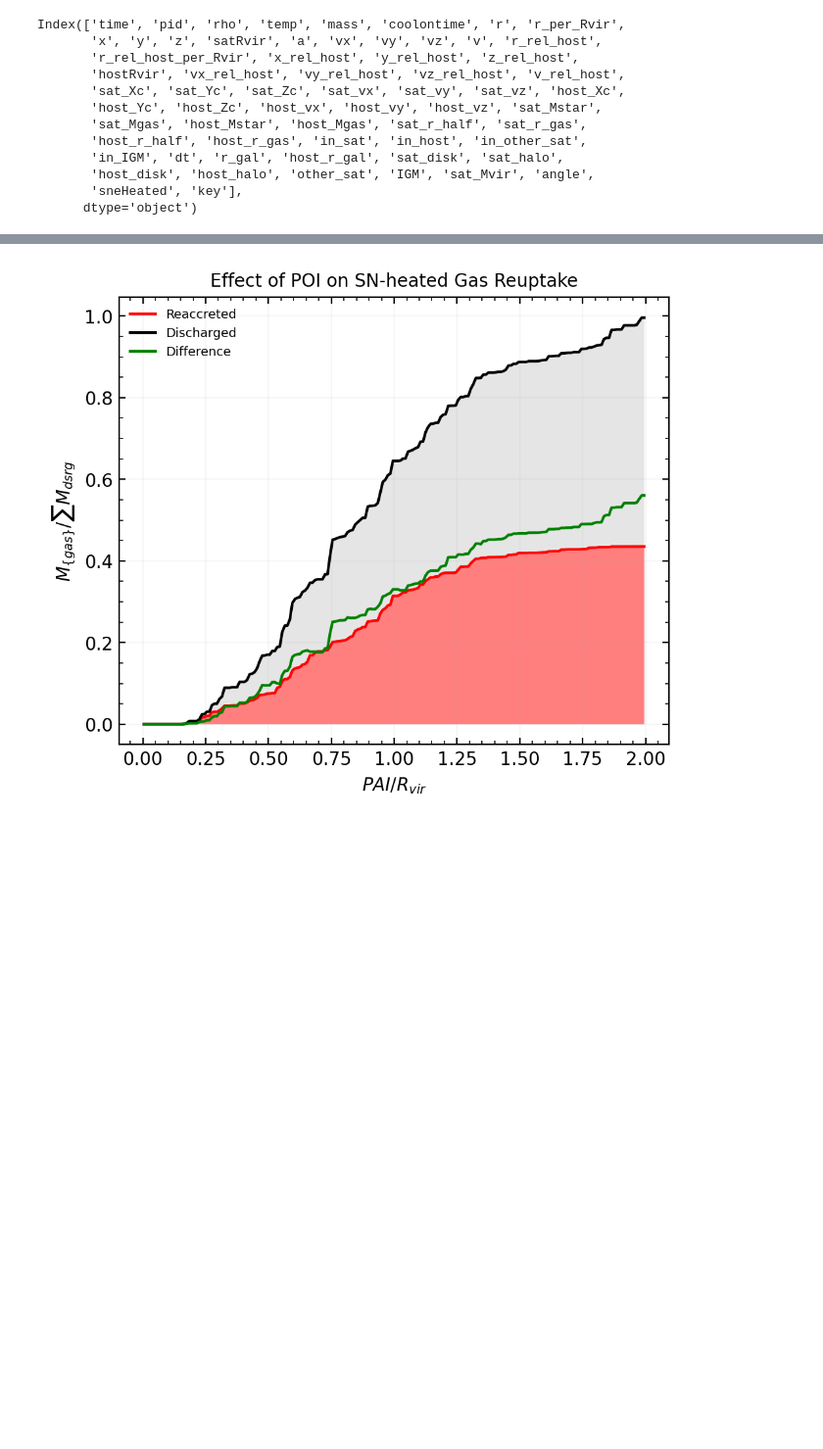
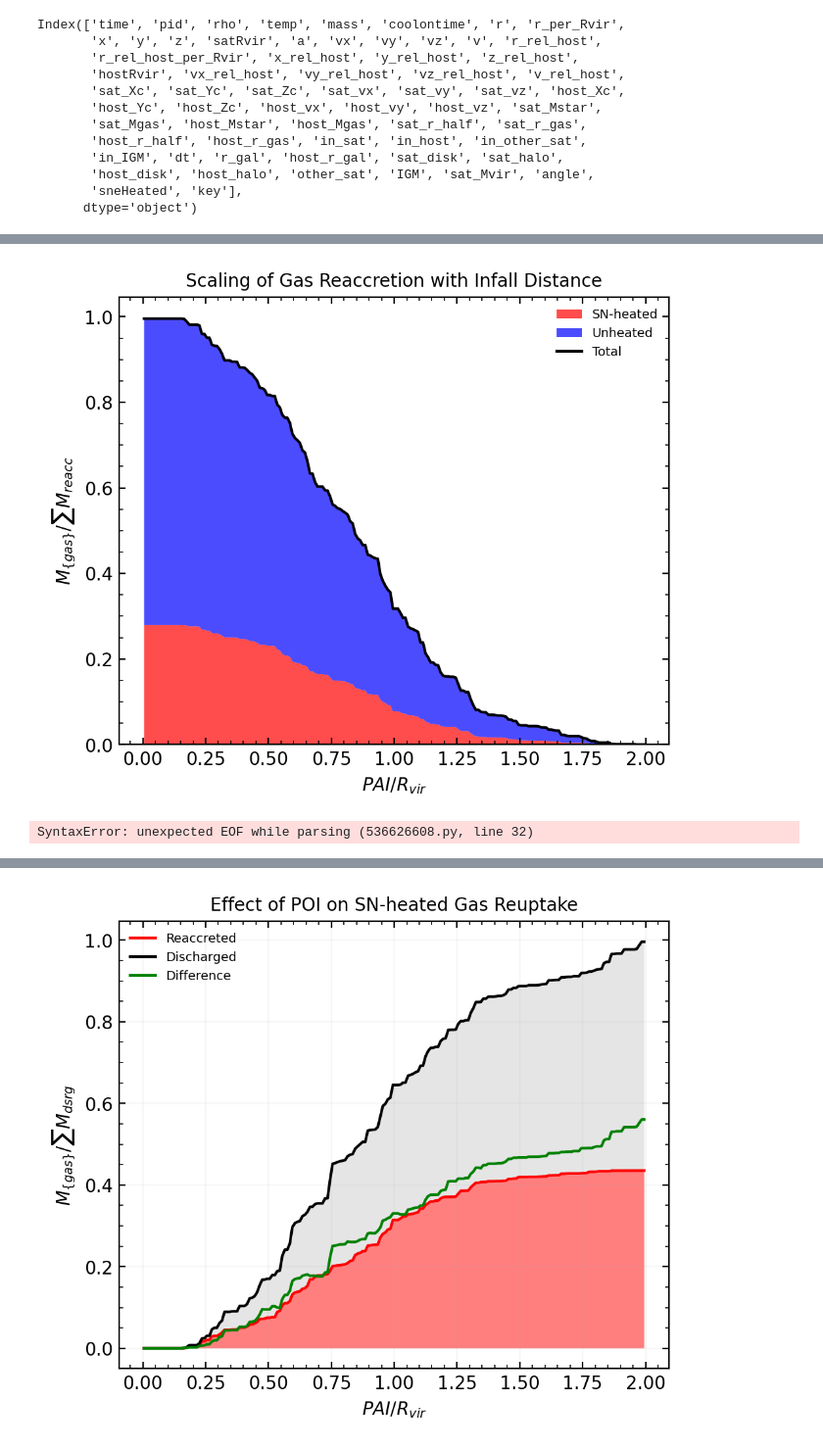
Before and after one commit to leoglonz/Astro_map, a Jupyter notebook: Reaccretion_p1.ipynb, the cells around one changed output, grey strips where cells are left out. Shown at 98% size. Saved outputs shown, nothing was run; the diff lists cells and outputs as text; code cells hidden in the pictures; blank space fills up the shorter version.

```diff
--- a/Reaccretion_p1.ipynb
+++ b/Reaccretion_p1.ipynb
@@ -116,0 +161,39 @@ def wt(*gas):
+# %%
+# Basic visualization of where reaccreted gas is removed to as a function of POI.
+hot = reaccreted[reaccreted.sneHeated==True]
+cold = reaccreted[reaccreted.sneHeated==False]
+
+bins = 200
+fig, ax = plt.subplots(1,1, dpi=200, figsize=(5.5,4.5), sharex=True,
+                       constrained_layout=False)
+
+
+y1, x = np.histogram(pai(hot), bins=bins, weights=wt(hot,reaccreted), range=(0, 2))
+bincenters = 0.5*(x[1:] + x[:-1])
+sum1 = np.cumsum(y1)
+y2, x = np.histogram(pai(cold), bins=bins, weights=wt(cold,reaccreted), range=(0, 2))
+sum2 = np.cumsum(y2)
+ax.stackplot(bincenters, sum1[-1]-sum1, sum2[-1]-sum2, alpha=0.7, colors=['r', 'b'],
+             labels=['SN-heated', 'Unheated'])
+
+y3, x = np.histogram(pai(reaccreted), bins=bins, weights=wt(reaccreted), range=(0, 2))
+bincenters = 0.5*(x[1:] + x[:-1])
+sum3 = np.cumsum(y3)
+ax.plot(bincenters, sum3[-1]-sum3, alpha=1.0, c='black', label='Total')
+
+ax.set_title('Scaling of Gas Reaccretion with Infall Distance', fontsize='medium')
+ax.set_xlabel(r'$PAI / R_{vir}$')
+ax.set_ylabel('$M_{\{gas\}} / \sum M_{reacc}$')
+# # ax[1].set_xlim(-0.1,4)
+# ax[1].set_ylim(0,0.2)
+
+ax.tick_params(direction='in', which='both', top=True, right=True)
+ax.xaxis.set_minor_locator(mpl.ticker.MultipleLocator(0.05))
+ax.yaxis.set_minor_locator(mpl.ticker.MultipleLocator(0.05))
+# ax.grid(alpha=0.1, zorder=-1000)
+
+ax.legend(frameon=False, fontsize=7)
+
+plt.show()
+# %% [output]
+[figure, added]
@@ -116,0 +209,38 @@ def wt(*gas):
+# %%
+# gas retention per PAI:
+# essentially, mass reaccreted / mass discharged at each PAI.
+
+hot_dsrg = discharged[discharged.sneHeated==True]
+cold_dsrg = discharged[discharged.sneHeated==False]
+hot_reacc = reaccreted[reaccreted.sneHeated==True]
+cold_reacc = reaccreted[reaccreted.sneHeated==False]
+
+hot_dsrg['pai'] = pai(hot_dsrg)
+hot_reacc['pai'] = pai(hot_reacc)
+
+bins=200
+y1, x1 = np.histogram(hot_reacc['pai'], bins=bins, range=(0, 2))
+
+retention = []
+
+for i in len(x1):
+#     retention append reacc/ dsrg mass in bin
+
+
+
+
+
+# reacc = np.asarray(hot_reacc['mass'])
+# dsrg = np.asarray(hot_dsrg['mass'])
+
+# bins=200
+# y1, x1 = np.histogram(hot_reacc['mass'], bins=bins, range=(0, 2))
+# # y2, x2 = np.histogram(dsrg, bins=bins, range=(0, 2))
+
+
+# # bincenters = 0.5*(x[1:] + x[:-1])
+
+
+# y1
+# %% [output]
+SyntaxError: unexpected EOF while parsing (536626608.py, line 32)
```
Also changed, not shown: parts of 14 cells of this notebook.
